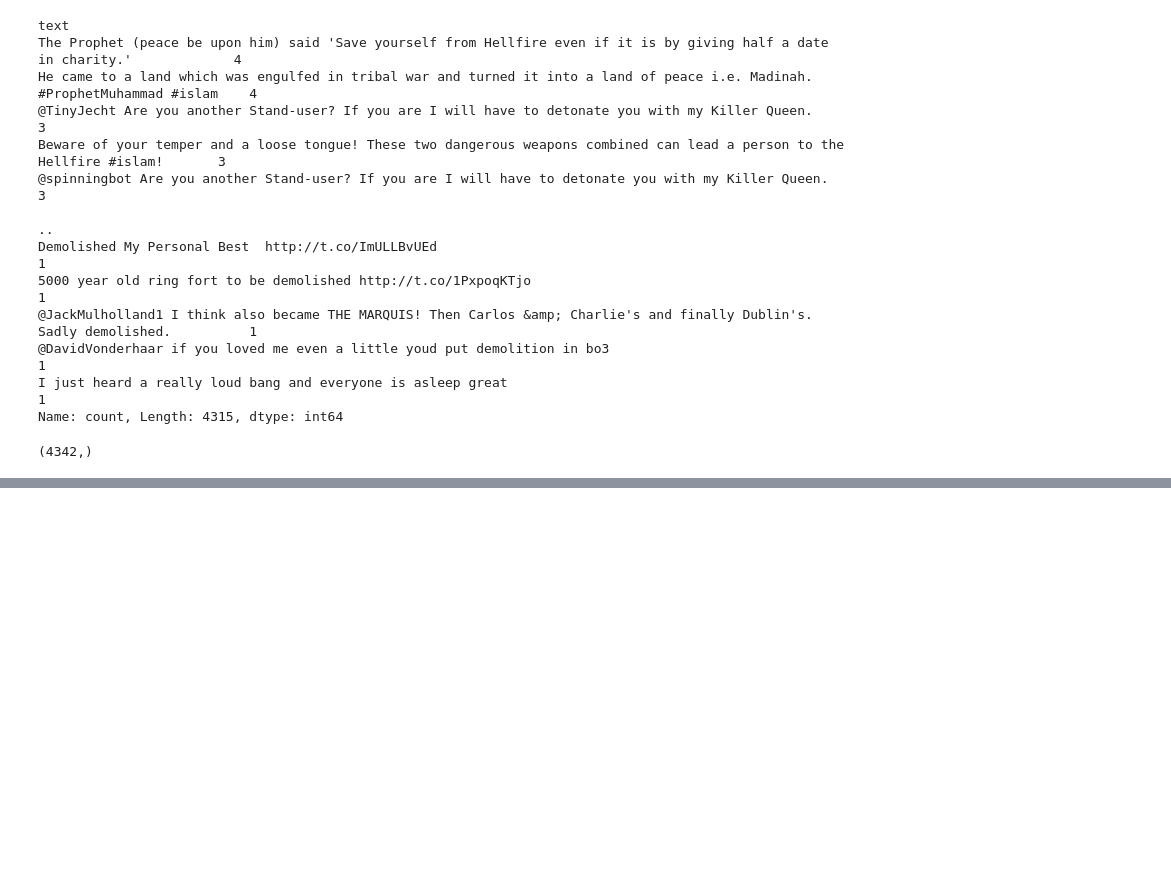
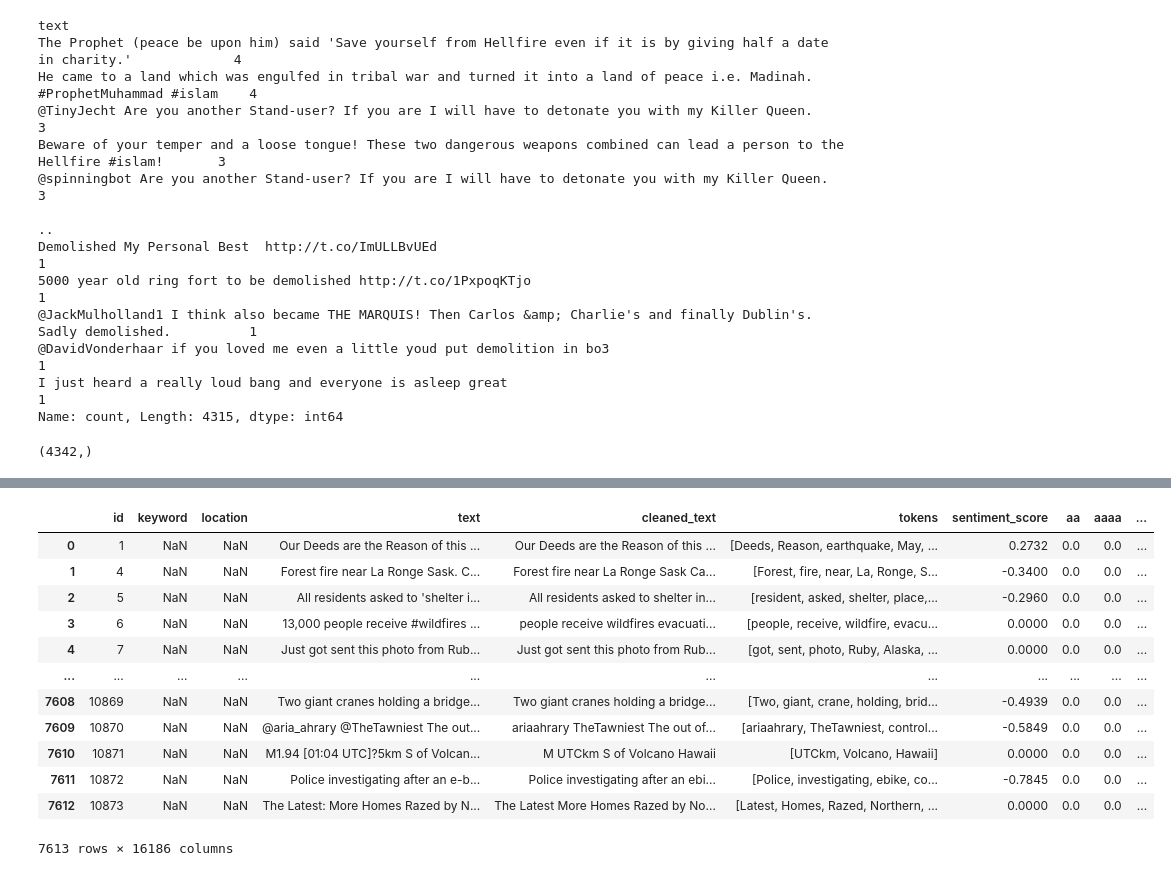
Before and after one commit to gauravkdwivedi/Next-Hike-Project-7, a Jupyter notebook: EDA.ipynb, the cells around one changed output, grey strips where cells are left out. Saved outputs shown, nothing was run; the diff lists cells and outputs as text; code cells hidden in the pictures; blank space fills up the shorter version.

```diff
--- a/EDA.ipynb
+++ b/EDA.ipynb
@@ -163,0 +305,8 @@ train: 79
+# %%
+# TF-IDF Scores
+# Concatenate tokens into strings
+documents = [' '.join(tokens) for tokens in X['tokens']]
+
+tfidf_vectorizer = TfidfVectorizer()
+tfidf_matrix = tfidf_vectorizer.fit_transform(documents)
+tfidf_df = pd.DataFrame(tfidf_matrix.toarray(), columns=tfidf_vectorizer.get_feature_names_out())
@@ -163,0 +339,4 @@ train: 79
+# %%
+# Sentiment Analysis
+sentiment_analyzer = SentimentIntensityAnalyzer()
+X['sentiment_score'] = X['cleaned_text'].apply(lambda x: sentiment_analyzer.polarity_scores(x)['compound'])
@@ -163,0 +355,23 @@ train: 79
+# %%
+# Concatenate the new features with the original dataset
+X = pd.concat([X, tfidf_df], axis=1)
+# %%
+## Additional features like tweet length, presence of hashtags, or user mentions
+# Tweet Length
+X['tweet_length'] = X['cleaned_text'].apply(len)
+# %%
+X
+# %% [output]
+|  | id | keyword | location | text | cleaned_text | tokens | sentiment_score | aa | aaaa | ... |
+| 0 | 1 | NaN | NaN | Our Deeds are the Reason of this ... | Our Deeds are the Reason of this ... | [Deeds, Reason, earthquake, May, ... | 0.2732 | 0.0 | 0.0 | ... |
+| 1 | 4 | NaN | NaN | Forest fire near La Ronge Sask. C... | Forest fire near La Ronge Sask Ca... | [Forest, fire, near, La, Ronge, S... | -0.3400 | 0.0 | 0.0 | ... |
+| 2 | 5 | NaN | NaN | All residents asked to 'shelter i... | All residents asked to shelter in... | [resident, asked, shelter, place,... | -0.2960 | 0.0 | 0.0 | ... |
+| 3 | 6 | NaN | NaN | 13,000 people receive #wildfires ... | people receive wildfires evacuati... | [people, receive, wildfire, evacu... | 0.0000 | 0.0 | 0.0 | ... |
+| 4 | 7 | NaN | NaN | Just got sent this photo from Rub... | Just got sent this photo from Rub... | [got, sent, photo, Ruby, Alaska, ... | 0.0000 | 0.0 | 0.0 | ... |
+| ... | ... | ... | ... | ... | ... | ... | ... | ... | ... | ... |
+| 7608 | 10869 | NaN | NaN | Two giant cranes holding a bridge... | Two giant cranes holding a bridge... | [Two, giant, crane, holding, brid... | -0.4939 | 0.0 | 0.0 | ... |
+| 7609 | 10870 | NaN | NaN | @aria_ahrary @TheTawniest The out... | ariaahrary TheTawniest The out of... | [ariaahrary, TheTawniest, control... | -0.5849 | 0.0 | 0.0 | ... |
+| 7610 | 10871 | NaN | NaN | M1.94 [01:04 UTC]?5km S of Volcan... | M UTCkm S of Volcano Hawaii | [UTCkm, Volcano, Hawaii] | 0.0000 | 0.0 | 0.0 | ... |
+| 7611 | 10872 | NaN | NaN | Police investigating after an e-b... | Police investigating after an ebi... | [Police, investigating, ebike, co... | -0.7845 | 0.0 | 0.0 | ... |
+| 7612 | 10873 | NaN | NaN | The Latest: More Homes Razed by N... | The Latest More Homes Razed by No... | [Latest, Homes, Razed, Northern, ... | 0.0000 | 0.0 | 0.0 | ... |
+7613 rows × 16186 columns
```
Also changed, not shown: parts of 82 cells of this notebook.
